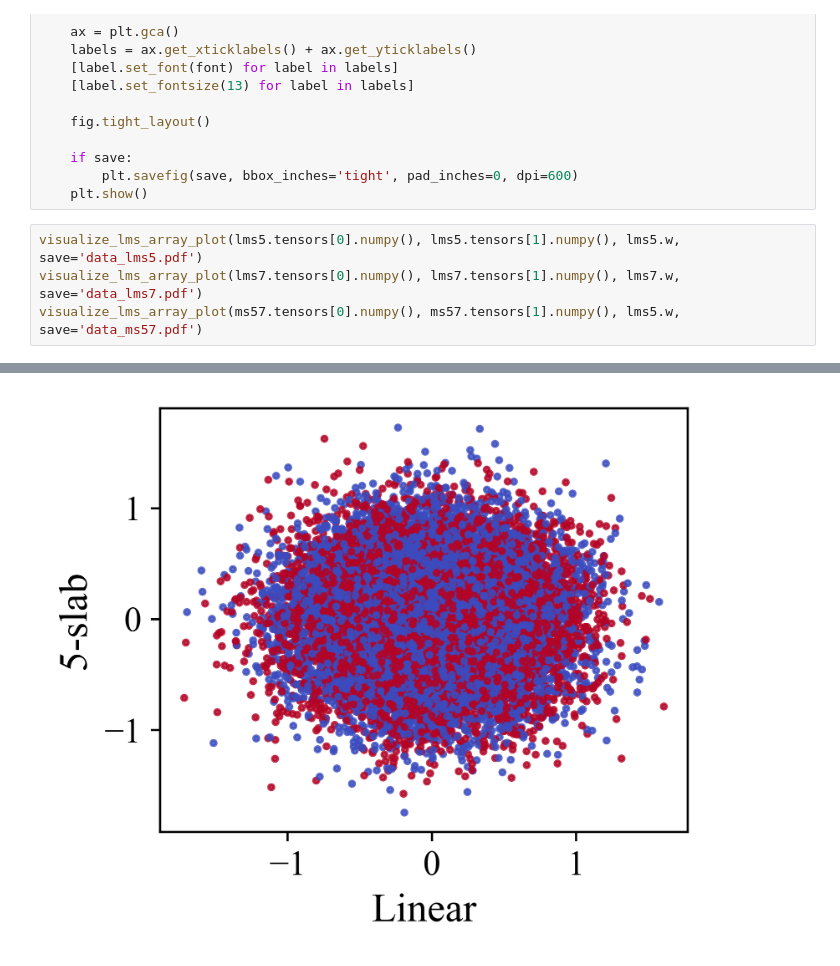
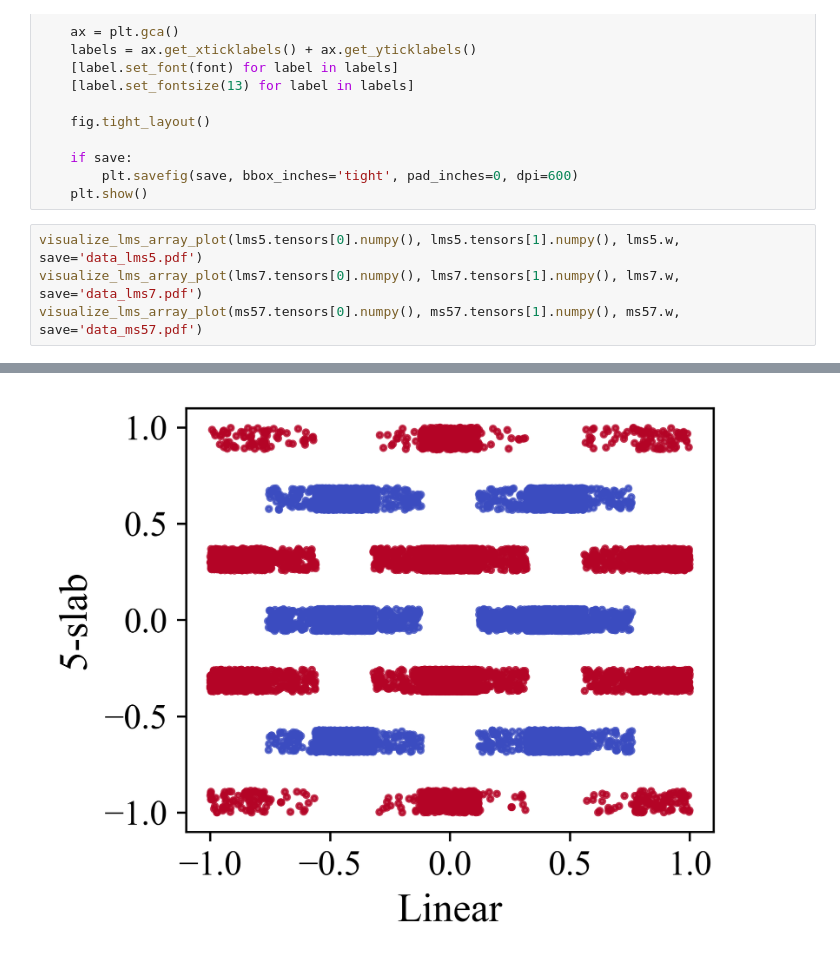
Before and after one commit to tianwen-fu/701-simplicity-bias, a Jupyter notebook: notebooks/midway_report_data_figures.ipynb, the cells around one changed output, grey strips where cells are left out. Cells and saved outputs as stored; diff of their text form.

```diff
--- a/notebooks/midway_report_data_figures.ipynb
+++ b/notebooks/midway_report_data_figures.ipynb
@@ -67,8 +67,8 @@ def visualize_lms_array_plot(x, y, w, save=None, title='LMS'):
 # %%
 visualize_lms_array_plot(lms5.tensors[0].numpy(), lms5.tensors[1].numpy(), lms5.w, save='data_lms5.pdf')
 visualize_lms_array_plot(lms7.tensors[0].numpy(), lms7.tensors[1].numpy(), lms7.w, save='data_lms7.pdf')
-visualize_lms_array_plot(ms57.tensors[0].numpy(), ms57.tensors[1].numpy(), lms5.w, save='data_ms57.pdf')
+visualize_lms_array_plot(ms57.tensors[0].numpy(), ms57.tensors[1].numpy(), ms57.w, save='data_ms57.pdf')
 # %% [output]
 [figure]
 [figure]
-[figure, old version]
+[figure, new version]
```
